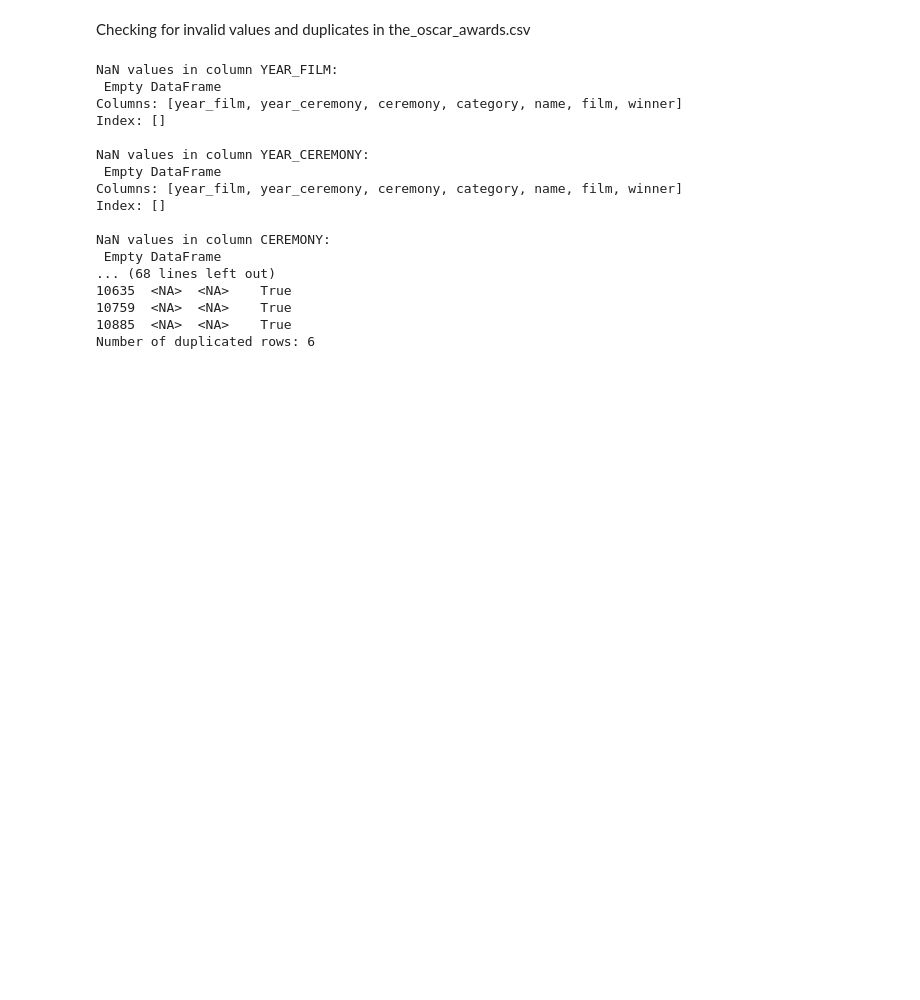
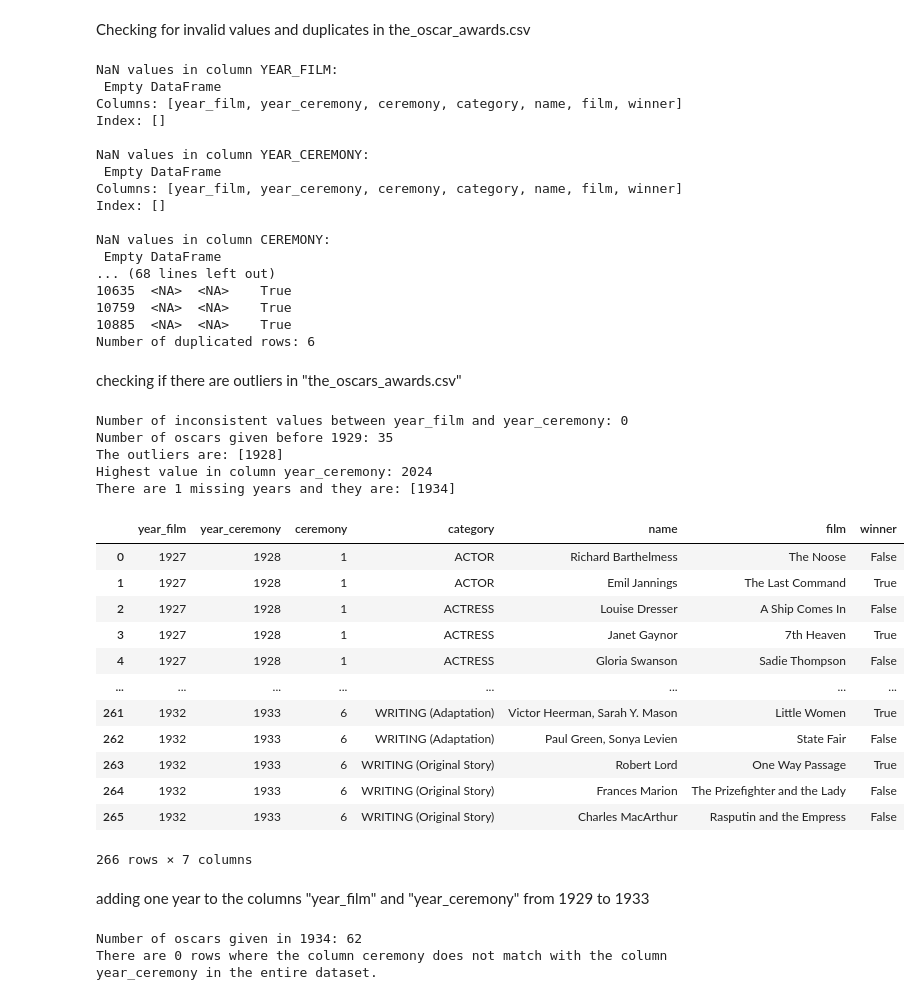
Before and after one commit to deicco/Assignment_IUM_TWEB, a Jupyter notebook: solution/notebooks/data_analysis.ipynb, the cells around one changed output. Drawn from its saved outputs; the diff is of its cells as text; code cells hidden in the pictures; blank space fills up the shorter version.

```diff
--- a/solution/notebooks/data_analysis.ipynb
+++ b/solution/notebooks/data_analysis.ipynb
@@ -901,3 +940,64 @@ NaN values in column CEREMONY:
 10759  <NA>  <NA>    True
 10885  <NA>  <NA>    True
 Number of duplicated rows: 6
+# %% [markdown]
+checking if there are outliers in "the_oscars_awards.csv"
+# %%
+# checking if all the film’s release year is the year before the ceremony year
+print("Number of inconsistent values between year_film and year_ceremony:",len(df_oscars[df_oscars['year_ceremony'] != (df_oscars['year_film'] + 1)]))
+
+# checking if there are inconsistency in the year_ceremony column:
+print("Number of oscars given before 1929:",(df_oscars['year_ceremony'] < 1929).sum())
+print("The outliers are:",df_oscars[df_oscars['year_ceremony'] < 1929]['year_ceremony'].unique())
+print("Highest value in column year_ceremony:", df_oscars['year_ceremony'].max())
+
+# checking if there are missing years
+all_years = set(range(1929, df_oscars['year_ceremony'].max() + 1))
+present_years = set(df_oscars['year_ceremony'].unique())
+missing_years = all_years - present_years
+if missing_years:
+     print(f"There are {len(missing_years)} missing years and they are: {sorted(missing_years)}")
+# %% [output]
+Number of inconsistent values between year_film and year_ceremony: 0
+Number of oscars given before 1929: 35
+The outliers are: [1928]
+Highest value in column year_ceremony: 2024
+There are 1 missing years and they are: [1934]
+# %%
+df_oscars[df_oscars['year_ceremony'].isin([1928, 1929, 1930, 1931, 1932, 1933])]
+# %% [output]
+|  | year_film | year_ceremony | ceremony | category | name | film | winner |
+| 0 | 1927 | 1928 | 1 | ACTOR | Richard Barthelmess | The Noose | False |
+| 1 | 1927 | 1928 | 1 | ACTOR | Emil Jannings | The Last Command | True |
+| 2 | 1927 | 1928 | 1 | ACTRESS | Louise Dresser | A Ship Comes In | False |
+| 3 | 1927 | 1928 | 1 | ACTRESS | Janet Gaynor | 7th Heaven | True |
+| 4 | 1927 | 1928 | 1 | ACTRESS | Gloria Swanson | Sadie Thompson | False |
+| ... | ... | ... | ... | ... | ... | ... | ... |
+| 261 | 1932 | 1933 | 6 | WRITING (Adaptation) | Victor Heerman, Sarah Y. Mason | Little Women | True |
+| 262 | 1932 | 1933 | 6 | WRITING (Adaptation) | Paul Green, Sonya Levien | State Fair | False |
+| 263 | 1932 | 1933 | 6 | WRITING (Original Story) | Robert Lord | One Way Passage | True |
+| 264 | 1932 | 1933 | 6 | WRITING (Original Story) | Frances Marion | The Prizefighter and the Lady | False |
+| 265 | 1932 | 1933 | 6 | WRITING (Original Story) | Charles MacArthur | Rasputin and the Empress | False |
+266 rows × 7 columns
+# %% [markdown]
+adding one year to the columns "year_film" and "year_ceremony" from 1929 to 1933
+# %%
+mask = df_oscars['year_ceremony'] < 1934
+expected_ceremony = df_oscars['year_ceremony'] - 1927
+
+incorrect_ceremonies = df_oscars.loc[mask, 'ceremony'] != expected_ceremony[mask]
+if incorrect_ceremonies.sum() == 0:
+    df_oscars.loc[mask, 'year_ceremony'] += 1
+    df_oscars.loc[mask, 'year_film'] += 1
+else:
+    print(f"There are {incorrect_ceremonies.sum()} rows where the column ceremony does not match with the column year_ceremony.")
+
+print("Number of oscars given in 1934:",(df_oscars['year_ceremony'] == 1934).sum())
+
+# checking if the values in the column ceremony match with the values inside year_ceremony in the whole dataset
+expected_ceremony = df_oscars['year_ceremony'] - 1928
+incorrect_ceremonies = df_oscars['ceremony'] != expected_ceremony
+print(f"There are {incorrect_ceremonies.sum()} rows where the column ceremony does not match with the column year_ceremony in the entire dataset.")
+# %% [output]
+Number of oscars given in 1934: 62
+There are 0 rows where the column ceremony does not match with the column year_ceremony in the entire dataset.
```
Also changed, not shown: parts of 7 cells of this notebook.
